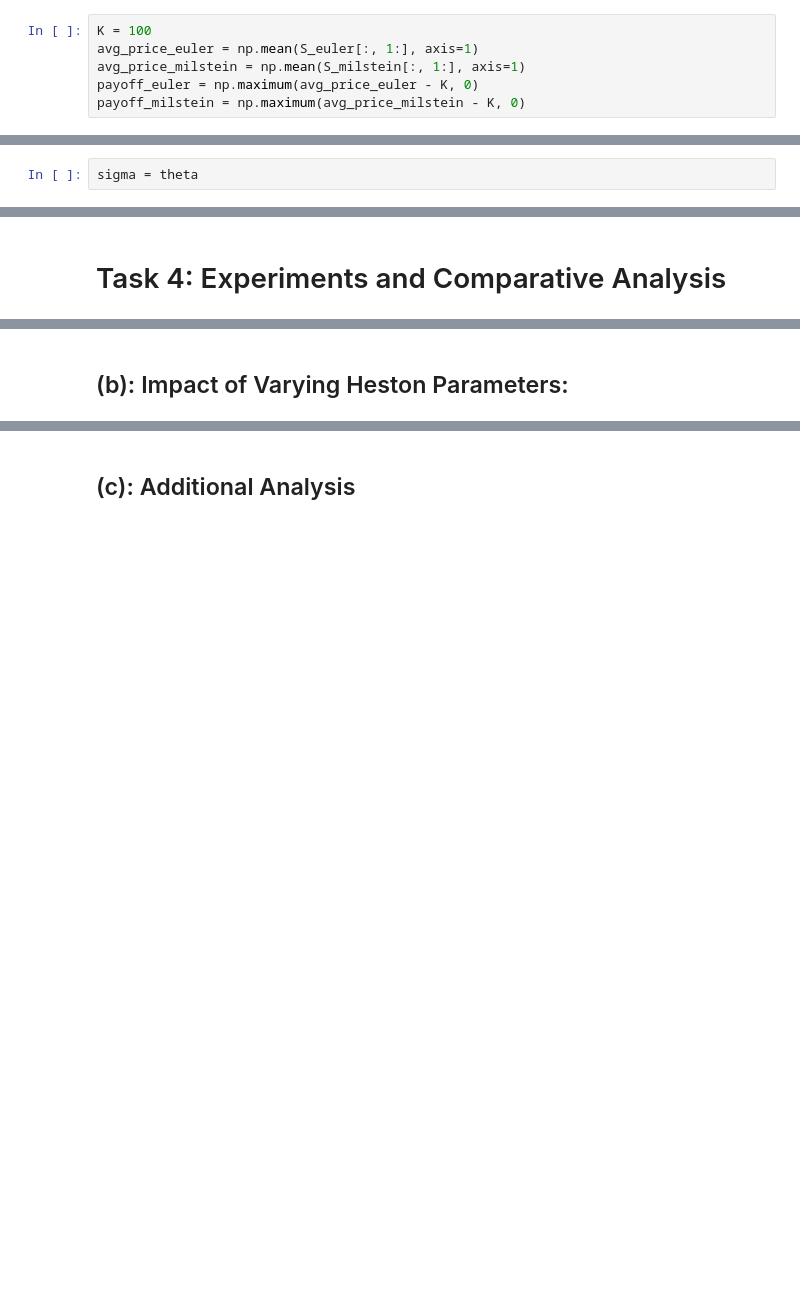
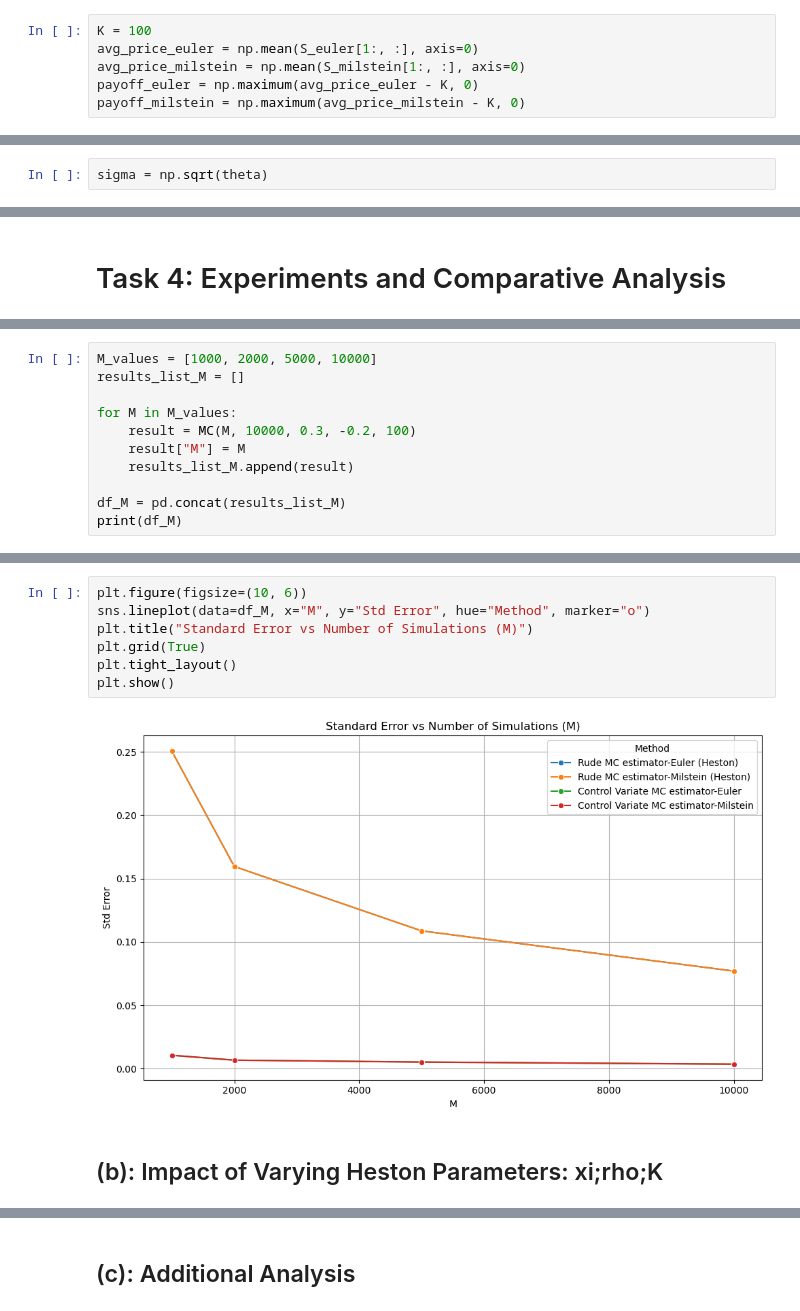
Before and after one commit to HarvestStars/cf_assignment1, a Jupyter notebook: assignment2/task2/ass2-2.ipynb, the cells around one changed output, grey strips where cells are left out. Drawn from its saved outputs; the diff is of its cells as text; blank space fills up the shorter version.

```diff
--- a/assignment2/task2/ass2-2.ipynb
+++ b/assignment2/task2/ass2-2.ipynb
@@ -271,8 +183,8 @@ np.max(V_euler-V_milstein)
 ## Step2: Calculate the arithmetic average price along each path and the corresponding option payoff.
 # %%
 K = 100
-avg_price_euler = np.mean(S_euler[:, 1:], axis=1)
-avg_price_milstein = np.mean(S_milstein[:, 1:], axis=1)
+avg_price_euler = np.mean(S_euler[1:, :], axis=0)
+avg_price_milstein = np.mean(S_milstein[1:, :], axis=0)
 payoff_euler = np.maximum(avg_price_euler - K, 0)
 payoff_milstein = np.maximum(avg_price_milstein - K, 0)
 # %% [markdown]
@@ -357,7 +307,7 @@ print(df)
 # %% [markdown]
 ## Step1: Choose and justify a suitable volatility σ for the GBM control variate.
 # %%
-sigma = theta
+sigma = np.sqrt(theta)
 # %% [markdown]
 ## Step2: Calculate the geometric Asian option price analytically using the provided closed-form solution.
 # %%
@@ -525,0 +541,11 @@ def MC(M_values, xi, rho, K):
+# %%
+M_values = [1000, 2000, 5000, 10000]
+results_list_M = []
+
+for M in M_values:
+    result = MC(M, 10000, 0.3, -0.2, 100)
+    result["M"] = M
+    results_list_M.append(result)
+
+df_M = pd.concat(results_list_M)
+print(df_M)
@@ -526,2 +570,11 @@ def MC(M_values, xi, rho, K):
+# %%
+plt.figure(figsize=(10, 6))
+sns.lineplot(data=df_M, x="M", y="Std Error", hue="Method", marker="o")
+plt.title("Standard Error vs Number of Simulations (M)")
+plt.grid(True)
+plt.tight_layout()
+plt.show()
+# %% [output]
+[figure, added]
 # %% [markdown]
-## (b): Impact of Varying Heston Parameters:
+## (b): Impact of Varying Heston Parameters: xi;rho;K
```
Also changed, not shown: parts of 36 cells of this notebook, 5 other files.
